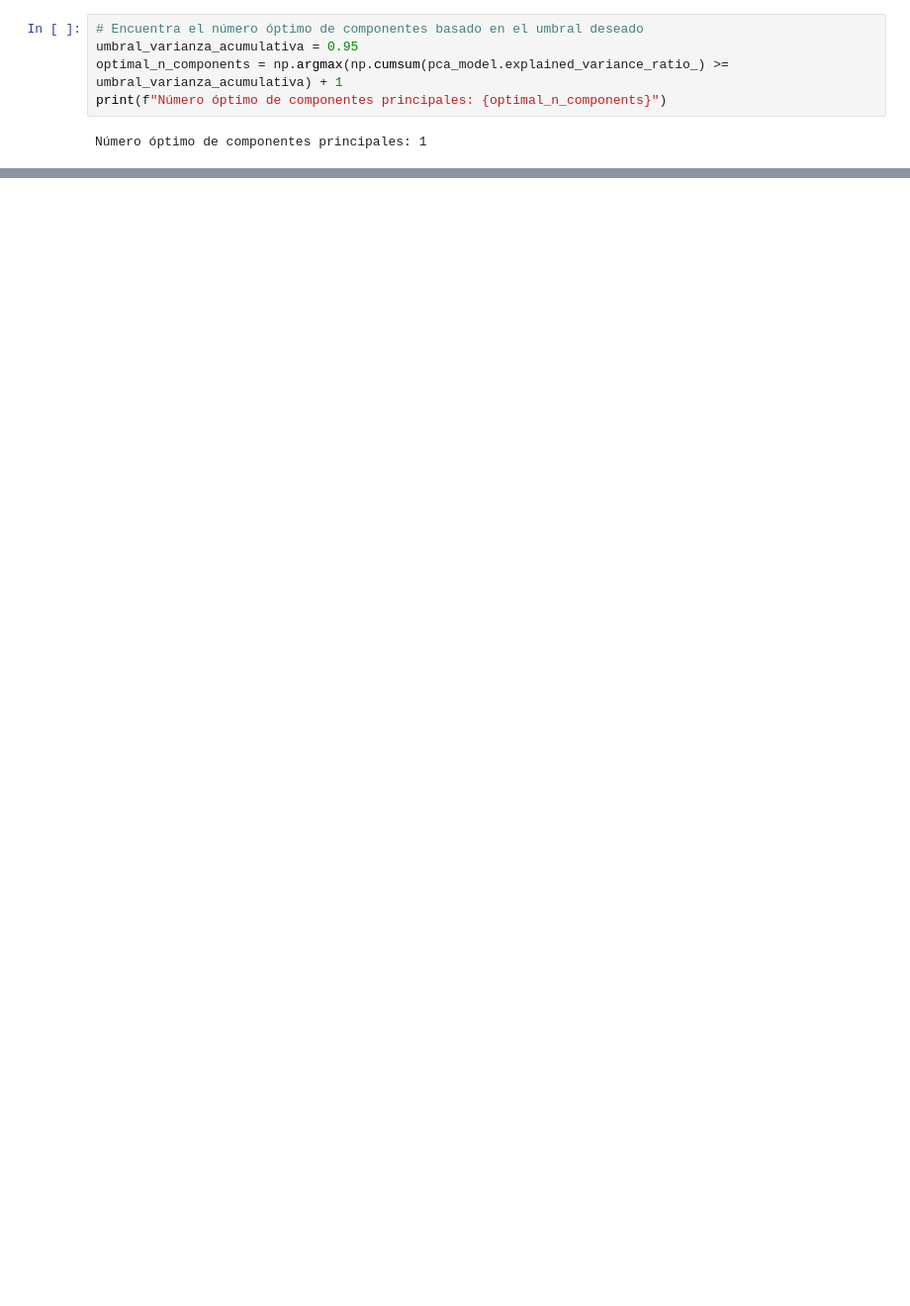
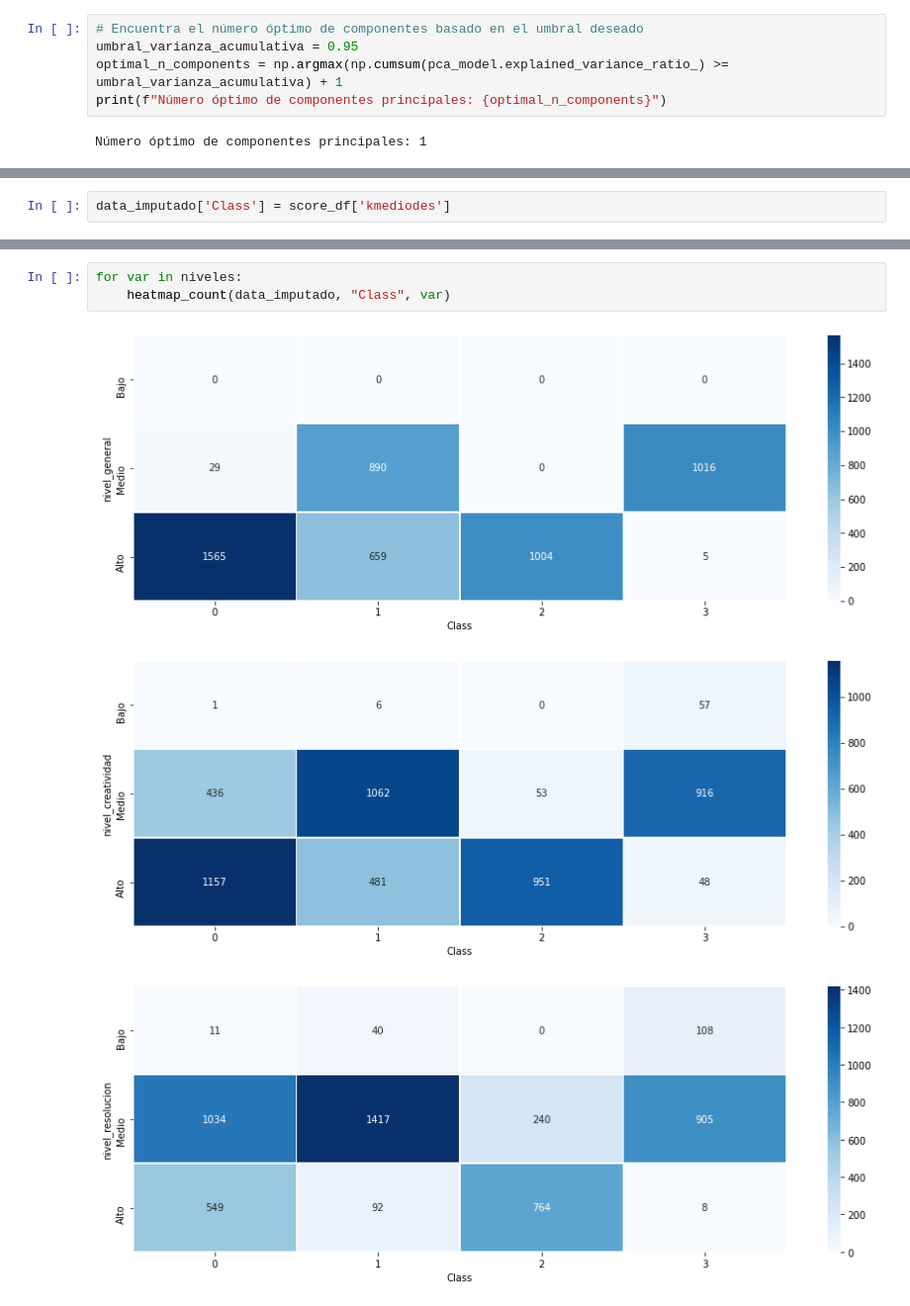
Before and after one commit to JECaballeroR/ANS-Equipo6-2023, a Jupyter notebook: Entrega 1_Proyecto.ipynb, the cells around one changed output, grey strips where cells are left out. Shown at 99% size. Cells and saved outputs as stored; diff of their text form; blank space fills up the shorter version.

```diff
--- a/Entrega 1_Proyecto.ipynb
+++ b/Entrega 1_Proyecto.ipynb
@@ -575,0 +682,2 @@ Componente 4: 0.0570 - acumulada: 0.48483907820350264
+# %%
+data_imputado['Class'] = score_df['kmediodes']
@@ -575,0 +711,7 @@ Componente 4: 0.0570 - acumulada: 0.48483907820350264
+# %%
+for var in niveles:
+    heatmap_count(data_imputado, "Class", var)
+# %% [output]
+[figure, added]
+[figure, added]
+[figure, added]
```
Also changed, not shown: parts of 45 cells of this notebook.
